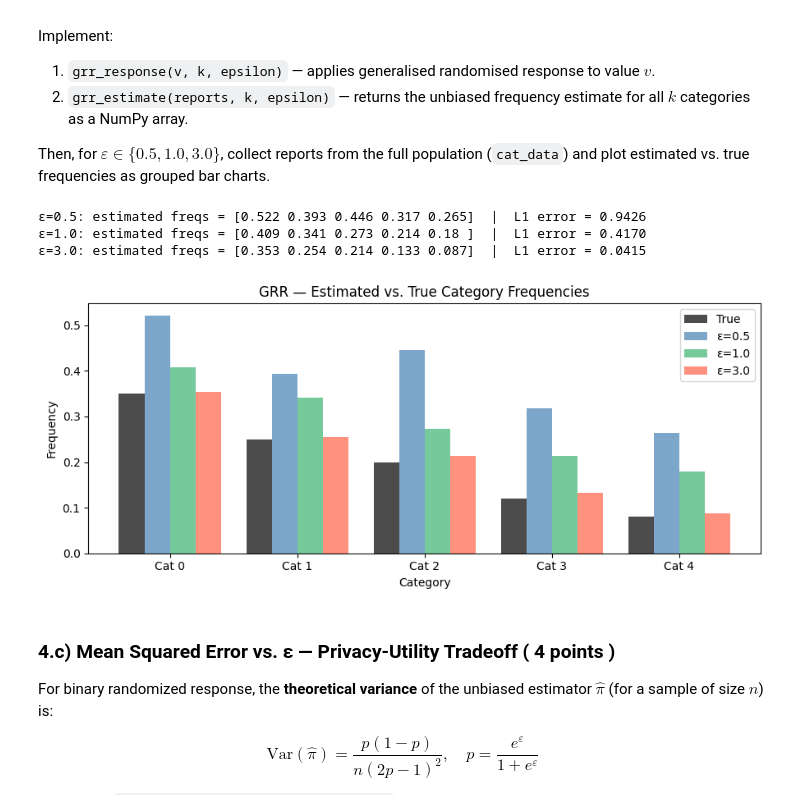
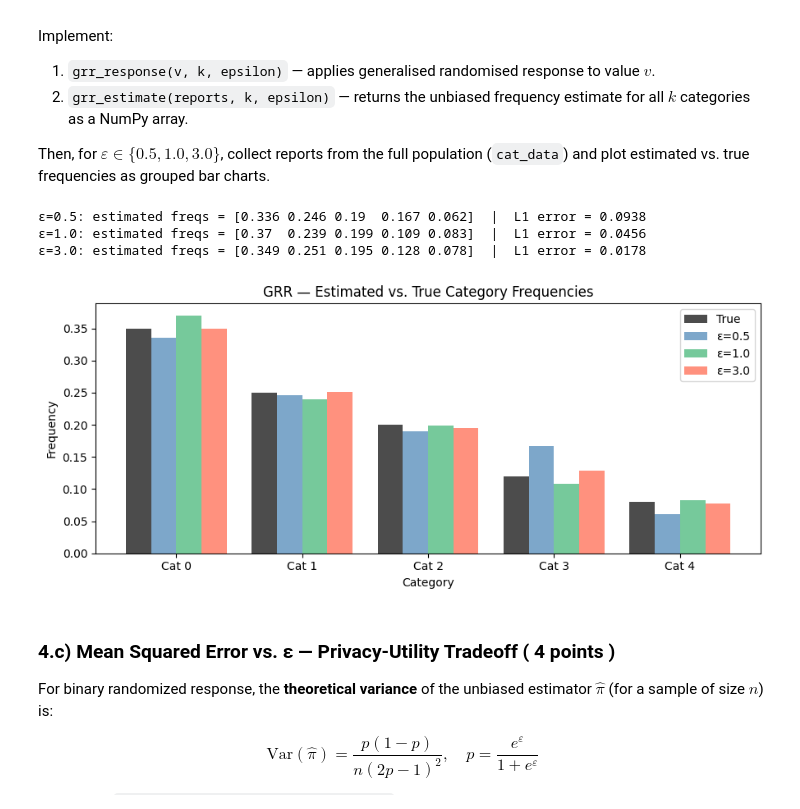
Before and after one commit to tgulur/EEP509-Lab2, a Jupyter notebook: Lab_Differential_Privacy.ipynb, the cells around one changed output. Drawn from its saved outputs; the diff is of its cells as text; code cells hidden in the pictures.

```diff
--- a/Lab_Differential_Privacy.ipynb
+++ b/Lab_Differential_Privacy.ipynb
@@ -735,40 +735,41 @@ def grr_estimate(reports, k, epsilon):
     freq_est = np.zeros(k)
 
     # YOUR CODE HERE:
-    p = np.exp(epsilon) / (np.exp(epsilon) + k - 1)  # probability of telling the truth
+    p = np.exp(epsilon) / (np.exp(epsilon) + k - 1)  # probability of reporting the true category
+    q = (1 - p) / (k - 1)                            # probability of reporting any one specific other category
     for i in range(k):
-        freq_est[i] = (np.mean(reports == i) - (1 - p) / k) / (p - (1 - p) / k)
+        freq_est[i] = (np.mean(reports == i) - q) / (p - q)
 
     return freq_est
 
 
 def test_4b():
     epsilons = [0.5, 1.0, 3.0]
     x        = np.arange(K_CAT)
     width    = 0.2
     colors   = ['steelblue', 'mediumseagreen', 'tomato']
 
     fig, ax = plt.subplots(figsize=(9, 4))
     ax.bar(x - 1.5*width, TRUE_FREQ, width, label='True', color='black', alpha=0.7)
 
     for i, (eps, col) in enumerate(zip(epsilons, colors)):
         reports = np.array([grr_response(v, K_CAT, eps) for v in cat_data])
         est     = grr_estimate(reports, K_CAT, eps)
         ax.bar(x + (i - 0.5)*width, est, width, label=f'ε={eps}', color=col, alpha=0.7)
         l1_err = np.sum(np.abs(est - TRUE_FREQ))
         print(f'ε={eps:.1f}: estimated freqs = {np.round(est, 3)}  |  L1 error = {l1_err:.4f}')
 
     ax.set_title('GRR — Estimated vs. True Category Frequencies')
     ax.set_xlabel('Category'); ax.set_ylabel('Frequency')
     ax.set_xticks(x); ax.set_xticklabels([f'Cat {i}' for i in range(K_CAT)])
     ax.legend(); plt.tight_layout(); plt.show()
 
 test_4b()
 # %% [output]
-ε=0.5: estimated freqs = [0.522 0.393 0.446 0.317 0.265]  |  L1 error = 0.9426
-ε=1.0: estimated freqs = [0.409 0.341 0.273 0.214 0.18 ]  |  L1 error = 0.4170
-ε=3.0: estimated freqs = [0.353 0.254 0.214 0.133 0.087]  |  L1 error = 0.0415
+ε=0.5: estimated freqs = [0.336 0.246 0.19  0.167 0.062]  |  L1 error = 0.0938
+ε=1.0: estimated freqs = [0.37  0.239 0.199 0.109 0.083]  |  L1 error = 0.0456
+ε=3.0: estimated freqs = [0.349 0.251 0.195 0.128 0.078]  |  L1 error = 0.0178
-[figure, old version]
+[figure, new version]
 # %% [markdown]
 ### 4.c) Mean Squared Error vs. ε — Privacy-Utility Tradeoff ( 4 points )
 
```
Also changed, not shown: parts of 1 cell of this notebook.
